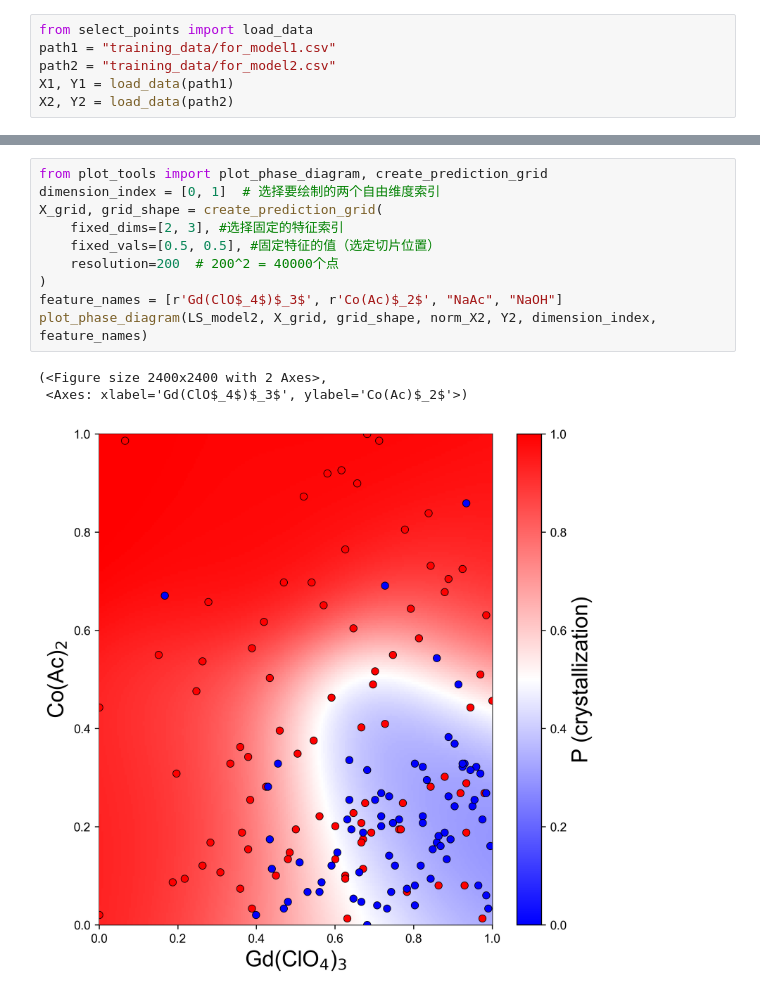
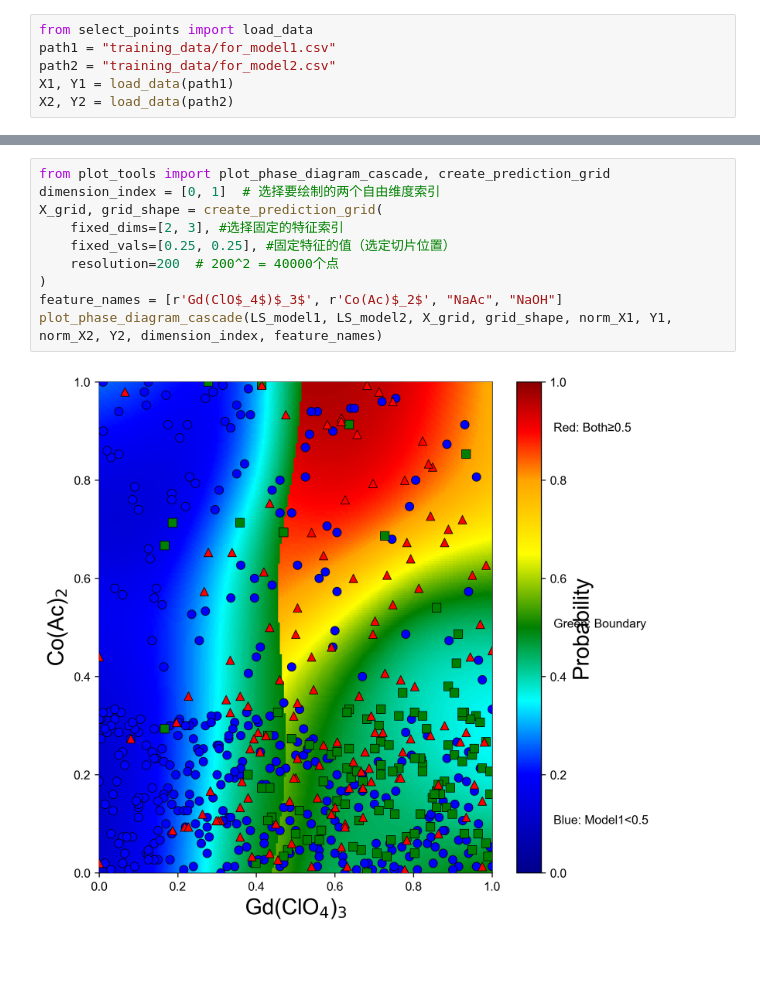
Before and after one commit to unkowned-W/Phase_Diagram, a Jupyter notebook: GdCoAc_phase_diagram-main/make_graph.ipynb, the cells around one changed output, grey strips where cells are left out. Saved outputs shown, nothing was run; the diff lists cells and outputs as text; blank space fills up the shorter version.

```diff
--- a/GdCoAc_phase_diagram-main/make_graph.ipynb
+++ b/GdCoAc_phase_diagram-main/make_graph.ipynb
@@ -101,14 +105,12 @@ plot_phase_diagram(LS_model1, X_grid, grid_shape, norm_X1, Y1, dimension_index,
 # %%
-from plot_tools import plot_phase_diagram, create_prediction_grid
+from plot_tools import plot_phase_diagram_cascade, create_prediction_grid
 dimension_index = [0, 1]  # 选择要绘制的两个自由维度索引
 X_grid, grid_shape = create_prediction_grid(
     fixed_dims=[2, 3], #选择固定的特征索引
-    fixed_vals=[0.5, 0.5], #固定特征的值（选定切片位置）
+    fixed_vals=[0.25, 0.25], #固定特征的值（选定切片位置）
     resolution=200  # 200^2 = 40000个点
 )
 feature_names = [r'Gd(ClO$_4$)$_3$', r'Co(Ac)$_2$', "NaAc", "NaOH"]
-plot_phase_diagram(LS_model2, X_grid, grid_shape, norm_X2, Y2, dimension_index, feature_names)
+plot_phase_diagram_cascade(LS_model1, LS_model2, X_grid, grid_shape, norm_X1, Y1, norm_X2, Y2, dimension_index, feature_names)
 # %% [output]
-(<Figure size 2400x2400 with 2 Axes>,
- <Axes: xlabel='Gd(ClO$_4$)$_3$', ylabel='Co(Ac)$_2$'>)
-[figure, old version]
+[figure, new version]
```
Also changed, not shown: parts of 5 cells of this notebook, 9 other files.
